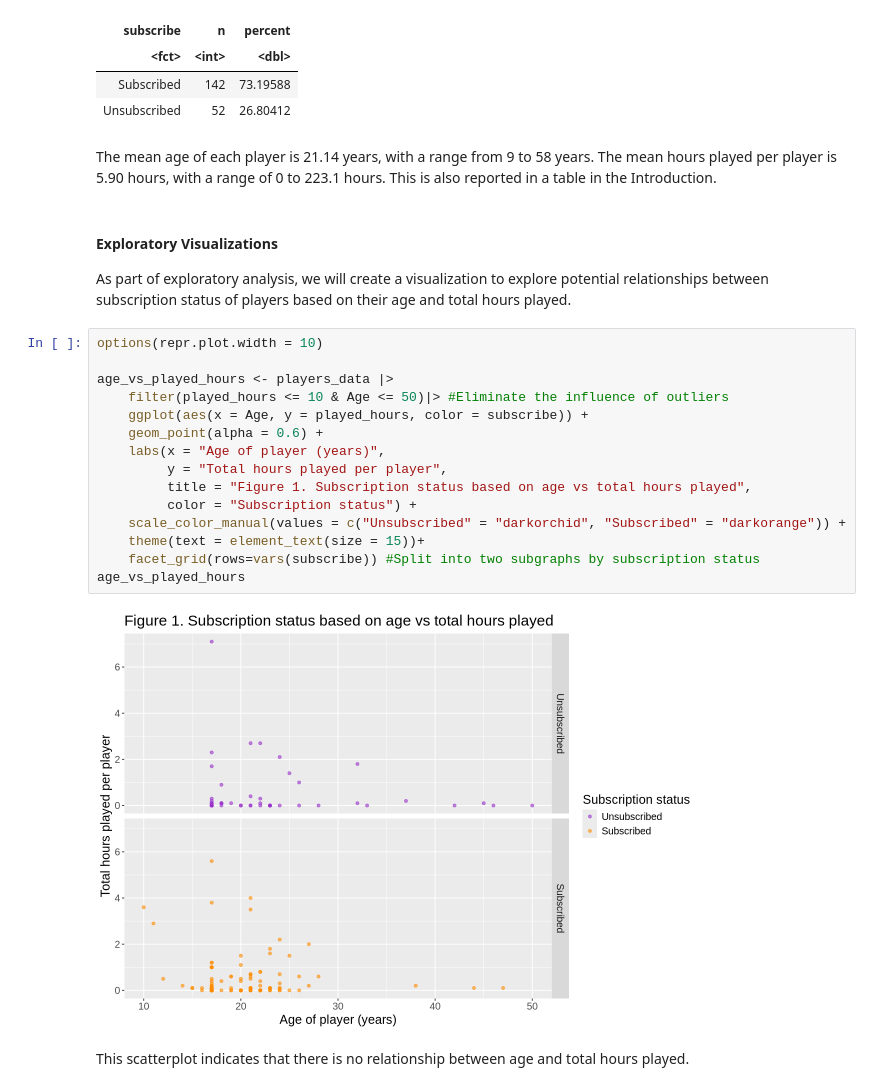
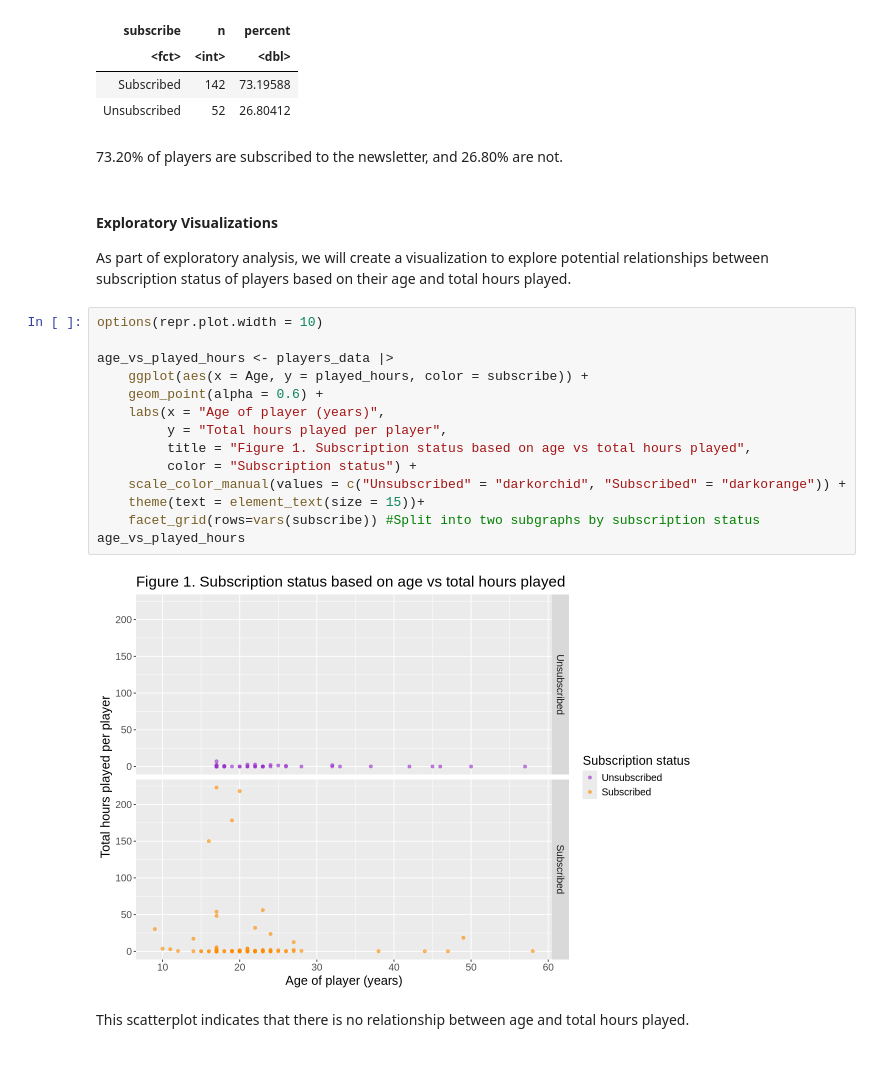
Before and after one commit to katelynteng/group_2_final_project, a Jupyter notebook: group_2_final_project.ipynb, the cells around one changed output. Cells and saved outputs as stored; diff of their text form; blank space fills up the shorter version.

```diff
--- a/group_2_final_project.ipynb
+++ b/group_2_final_project.ipynb
@@ -150,7 +150,7 @@ A tibble: 2 × 3
 | Subscribed | 142 | 73.19588 |
 | Unsubscribed | 52 | 26.80412 |
 # %% [markdown]
-The mean age of each player is 21.14 years, with a range from 9 to 58 years. The mean hours played per player is 5.90 hours, with a range of 0 to 223.1 hours. This is also reported in a table in the Introduction.
+73.20% of players are subscribed to the newsletter, and 26.80% are not.
 # %% [markdown]
 #### Exploratory Visualizations
 
@@ -158,20 +158,19 @@ As part of exploratory analysis, we will create a visualization to explore poten
 # %%
 options(repr.plot.width = 10)
 
 age_vs_played_hours <- players_data |>
-    filter(played_hours <= 10 & Age <= 50)|> #Eliminate the influence of outliers
     ggplot(aes(x = Age, y = played_hours, color = subscribe)) +
     geom_point(alpha = 0.6) +
     labs(x = "Age of player (years)",
          y = "Total hours played per player",
          title = "Figure 1. Subscription status based on age vs total hours played",
          color = "Subscription status") +
     scale_color_manual(values = c("Unsubscribed" = "darkorchid", "Subscribed" = "darkorange")) +
     theme(text = element_text(size = 15))+
     facet_grid(rows=vars(subscribe)) #Split into two subgraphs by subscription status
 age_vs_played_hours
 # %% [output]
-[figure, old version]
+[figure, new version]
 # %% [markdown]
 This scatterplot indicates that there is no relationship between age and total hours played.
 # %%
```
Also changed, not shown: parts of 5 cells of this notebook.
